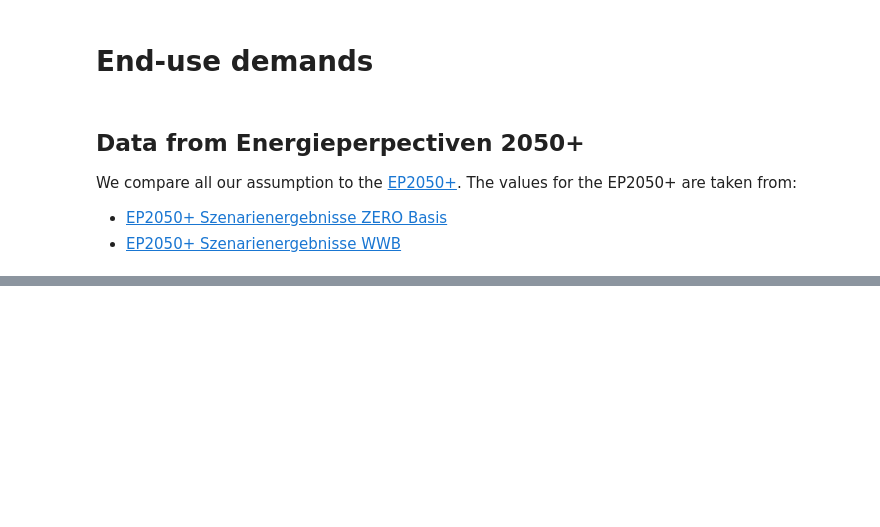
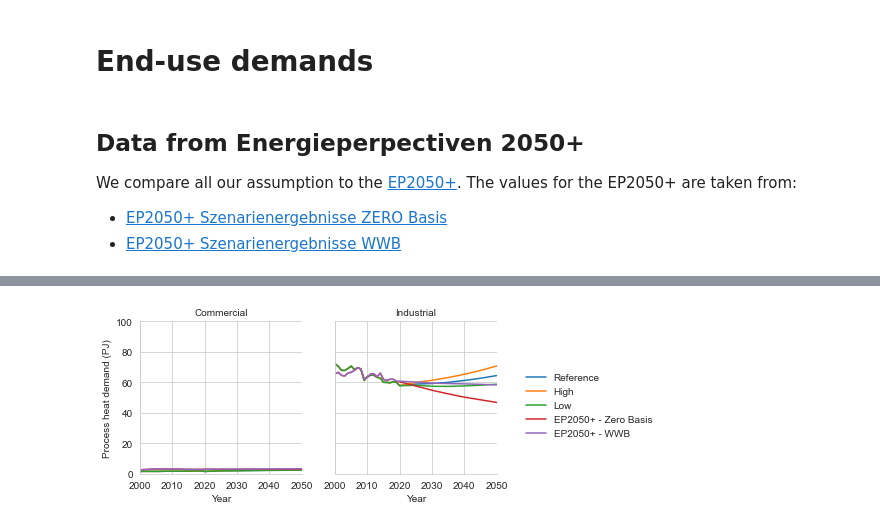
Before and after one commit to sweet-cross/cross-scenarios-v2022-09, a Jupyter notebook: notebooks/CROSS-Demands.ipynb, the cells around one changed output, grey strips where cells are left out. Saved outputs shown, nothing was run; the diff lists cells and outputs as text; code cells hidden in the pictures; blank space fills up the shorter version.

```diff
--- a/notebooks/CROSS-Demands.ipynb
+++ b/notebooks/CROSS-Demands.ipynb
@@ -38,0 +166,26 @@ ep2050_ebf.index = ep2050_ebf.index.str.strip()
+# %%
+# Load the data from CROSSDat
+url = 'https://sweet-cross.ethz.ch/data/end-use-energy-demand-cross/2022-09-30/process-heat-demand-2000-2050.csv'
+process_heat_twh = pd.read_csv(url,index_col=[0,1],header=[0])
+
+# Remove the unit from the column name
+process_heat_twh.columns = process_heat_twh.columns.str.replace("\(TWh\)", "", regex=True).astype(int)
+
+# Define the index for the comparison dataframes
+sectors = ['Commercial','Industrial']
+index_compare = pd.MultiIndex.from_product([['Reference','High','Low','EP2050+ - Zero Basis','EP2050+ - WWB'],sectors], names=('Model', 'Sector'))
+
+# Efficiency assumption 70%
+eff=0.7
+process_heat_compare = pd.DataFrame(columns=process_heat_twh.columns,index=index_compare)
+for s in sectors:
+    process_heat_compare.loc[('Reference',s),:] = process_heat_twh.loc[(s,'Reference'),:]*3.6
+    process_heat_compare.loc[('High',s),:] = process_heat_twh.loc[(s,'High'),:]*3.6
+    process_heat_compare.loc[('Low',s),:] = process_heat_twh.loc[(s,'Low'),:]*3.6
+    process_heat_compare.loc[('EP2050+ - Zero Basis',s),:] = (zeroBasis_pj.loc[(s,'Energy','Prozesswärme'),:]+zeroBasis_pj.loc[(s,'Energy','Antriebe, Prozesse'),:]-zeroBasis_pj.loc[(s,'Electricity','Antriebe, Prozesse'),:]+zeroBasis_pj.loc[(s,'Energy','Sonstige Verwendungszwecke'),:])*eff
+    process_heat_compare.loc[('EP2050+ - WWB',s),:] = (wwb_pj.loc[(s,'Energy','Prozesswärme'),:]+wwb_pj.loc[(s,'Energy','Antriebe, Prozesse'),:]-wwb_pj.loc[(s,'Electricity','Antriebe, Prozesse'),:]+wwb_pj.loc[(s,'Energy','Sonstige Verwendungszwecke'),:])*eff
+
+
+plotSectoralData(process_heat_compare,'Process heat demand (PJ)',100,'Sector')
+# %% [output]
+[figure, added]
```
Also changed, not shown: parts of 14 cells of this notebook.
